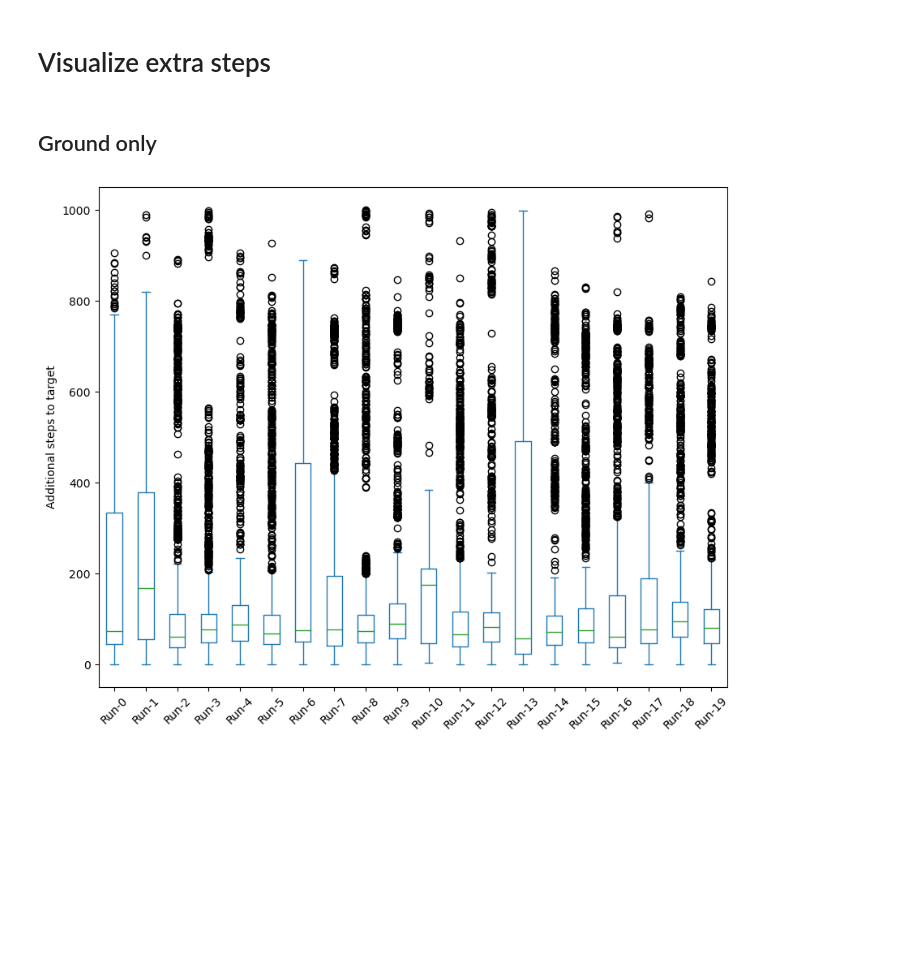
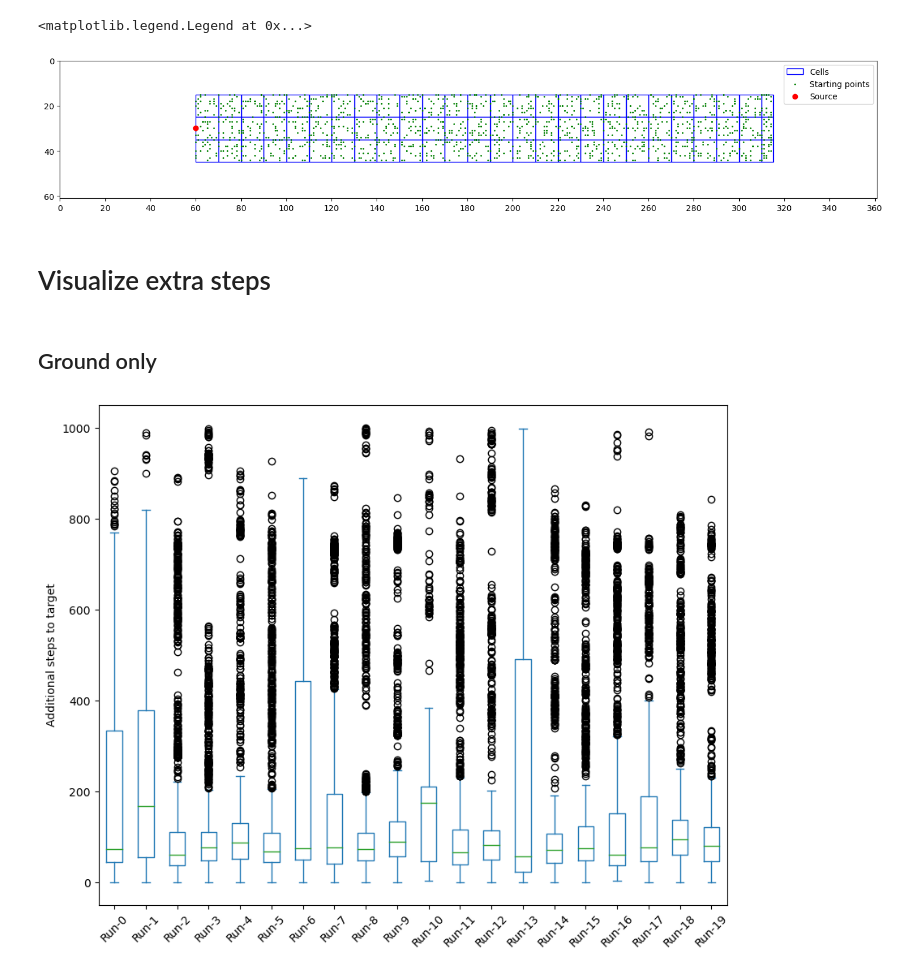
Before and after one commit to PimLb/POMDP_PBVI_Exploration, a Jupyter notebook: Experiments/Olfactory Navigation/visualize_results_grid.ipynb, the cells around one changed output. Drawn from its saved outputs; the diff is of its cells as text; code cells hidden in the pictures; blank space fills up the shorter version.

```diff
--- a/Experiments/Olfactory Navigation/visualize_results_grid.ipynb
+++ b/Experiments/Olfactory Navigation/visualize_results_grid.ipynb
@@ -7,0 +11,2 @@ from viz_functions import *
+# %%
+grid_test_df = pd.read_csv('./Test_GroundAir_FSVI_300it_100exp_099g_e6eps_20run_20231121_165329/GridSimulations/Grid-run-0-1560sims.csv')
@@ -8,3 +29,34 @@ from viz_functions import *
+# %%
+fig, ax = plt.subplots(figsize=(18,5))
+
+ax.set_xlim(0,361)
+ax.set_xticks(np.arange(0,361,20))
+ax.set_ylim(0,61)
+ax.set_yticks(np.arange(0,61,20))
+ax.invert_yaxis()
+
+ax.set_aspect('equal')
+
+# Draw cells
+added_legend = False
+for y in range(15,45, 10):
+    for x in range(60, 315, 10):
+        if not added_legend:
+            ax.add_patch(Rectangle([x, y], width=(10 if x+10 < 315 else 315-x), height=10, linewidth=1, edgecolor='b', facecolor='none', label='Cells'))
+            added_legend = True
+        else:
+            ax.add_patch(Rectangle([x, y], width=(10 if x+10 < 315 else 315-x), height=10, linewidth=1, edgecolor='b', facecolor='none'))
+
+# Scatter starting points
+ax.scatter(grid_test_df['x'].to_list(), grid_test_df['y'].to_list(), s=1, color='green', label='Starting points')
+
+# Goal
+ax.scatter(x=60, y=30, color='red', label='Source')
+
+ax.legend()
+# %% [output]
+<matplotlib.legend.Legend at 0x...>
+[figure, added]
 # %% [markdown]
 # Visualize extra steps
 # %% [markdown]
```
Also changed, not shown: parts of 10 cells of this notebook, 1 other file.
